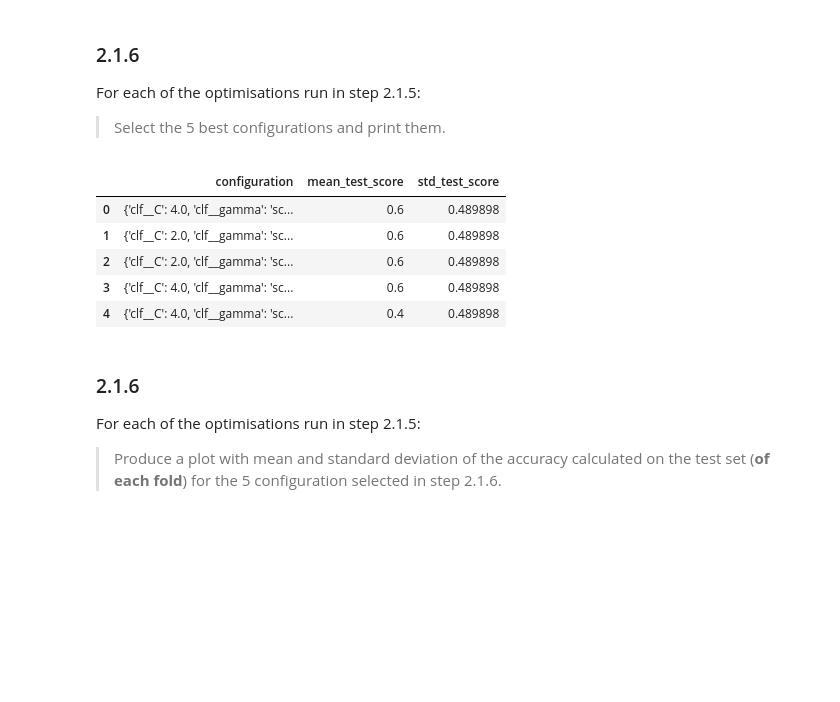
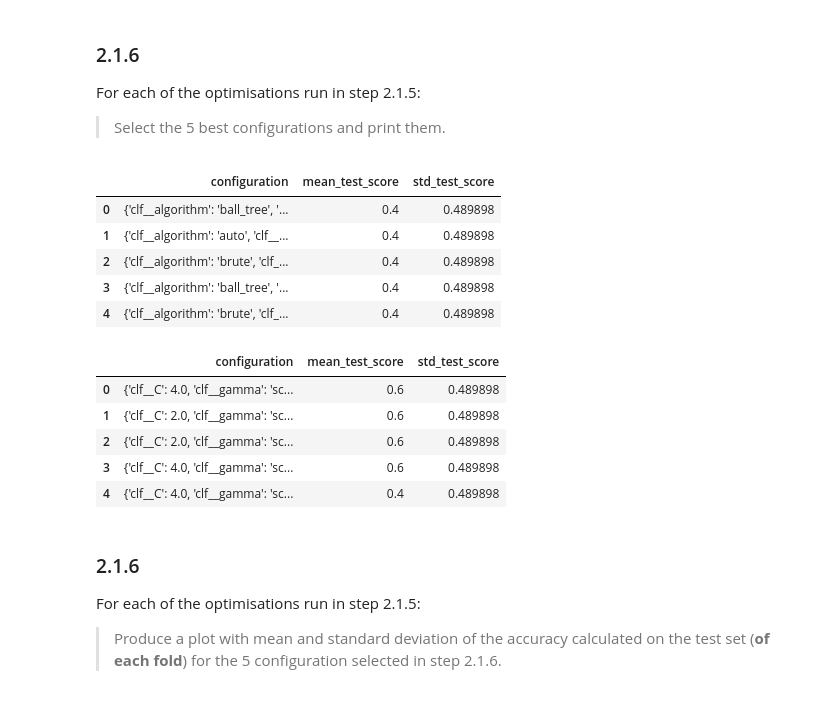
Before and after one commit to Joanna-O-Ben/ADM23_HW1, a Jupyter notebook: HW3/DMT2023_HW3_part_2.ipynb, the cells around one changed output. Cells and saved outputs as stored; diff of their text form; code cells hidden in the pictures; blank space fills up the shorter version.

```diff
--- a/HW3/DMT2023_HW3_part_2.ipynb
+++ b/HW3/DMT2023_HW3_part_2.ipynb
@@ -1015,33 +1023,39 @@ For each of the optimisations run in step 2.1.5:
 # %%
 #YOUR CODE STARTS HERE#
 results_mean_test_score_1, results_mean_test_score_2, results_params_1, results_params_2 = [], [],  [], []
 results_test_score_sd_1, results_test_score_sd_2 = [], []
 
 number_of_candidates_1 = len(grid_search1.cv_results_['params'])
 for i in range(number_of_candidates_1):
   results_mean_test_score_1.append(grid_search1.cv_results_['mean_test_score'][i])
   results_test_score_sd_1.append(grid_search1.cv_results_['std_test_score'][i])
   results_params_1.append(grid_search1.cv_results_['params'][i])
 df_1 = pd.DataFrame(list(zip(results_params_1, results_mean_test_score_1, results_test_score_sd_1)),
                     columns =['configuration', 'mean_test_score', 'std_test_score'])
-df_1.sort_values("mean_test_score", ascending=False, ignore_index=True).head(5)
+display(df_1.sort_values("mean_test_score", ascending=False, ignore_index=True).head(5))
 number_of_candidates_2 = len(grid_search2.cv_results_['params'])
 for i in range(number_of_candidates_2):
   results_mean_test_score_2.append(grid_search2.cv_results_['mean_test_score'][i])
   results_test_score_sd_2.append(grid_search2.cv_results_['std_test_score'][i])
   results_params_2.append(grid_search2.cv_results_['params'][i])
 df_2 = pd.DataFrame(list(zip(results_params_2, results_mean_test_score_2, results_test_score_sd_2)),
                     columns =['configuration', 'mean_test_score', 'std_test_score'])
-df_2.sort_values("mean_test_score", ascending=False, ignore_index=True).head(5)
+display(df_2.sort_values("mean_test_score", ascending=False, ignore_index=True).head(5))
 #YOUR CODE ENDS HERE#
 #THIS IS LINE 20#
 # %% [output]
 |  | configuration | mean_test_score | std_test_score |
-| 0 | {'clf__C': 4.0, 'clf__gamma': 'sc... | 0.6 | 0.489898 |
-| 1 | {'clf__C': 2.0, 'clf__gamma': 'sc... | 0.6 | 0.489898 |
-| 2 | {'clf__C': 2.0, 'clf__gamma': 'sc... | 0.6 | 0.489898 |
-| 3 | {'clf__C': 4.0, 'clf__gamma': 'sc... | 0.6 | 0.489898 |
-| 4 | {'clf__C': 4.0, 'clf__gamma': 'sc... | 0.4 | 0.489898 |
+| 0 | {'clf__algorithm': 'ball_tree', '... | 0.4 | 0.489898 |
+| 1 | {'clf__algorithm': 'auto', 'clf__... | 0.4 | 0.489898 |
+| 2 | {'clf__algorithm': 'brute', 'clf_... | 0.4 | 0.489898 |
+| 3 | {'clf__algorithm': 'ball_tree', '... | 0.4 | 0.489898 |
+| 4 | {'clf__algorithm': 'brute', 'clf_... | 0.4 | 0.489898 |
+|  | configuration | mean_test_score | std_test_score |
+| 0 | {'clf__C': 4.0, 'clf__gamma': 'sc... | 0.6 | 0.489898 |
+| 1 | {'clf__C': 2.0, 'clf__gamma': 'sc... | 0.6 | 0.489898 |
+| 2 | {'clf__C': 2.0, 'clf__gamma': 'sc... | 0.6 | 0.489898 |
+| 3 | {'clf__C': 4.0, 'clf__gamma': 'sc... | 0.6 | 0.489898 |
+| 4 | {'clf__C': 4.0, 'clf__gamma': 'sc... | 0.4 | 0.489898 |
 # %% [markdown]
 ### 2.1.6
 For each of the optimisations run in step 2.1.5:
```
Also changed, not shown: parts of 8 cells of this notebook.
